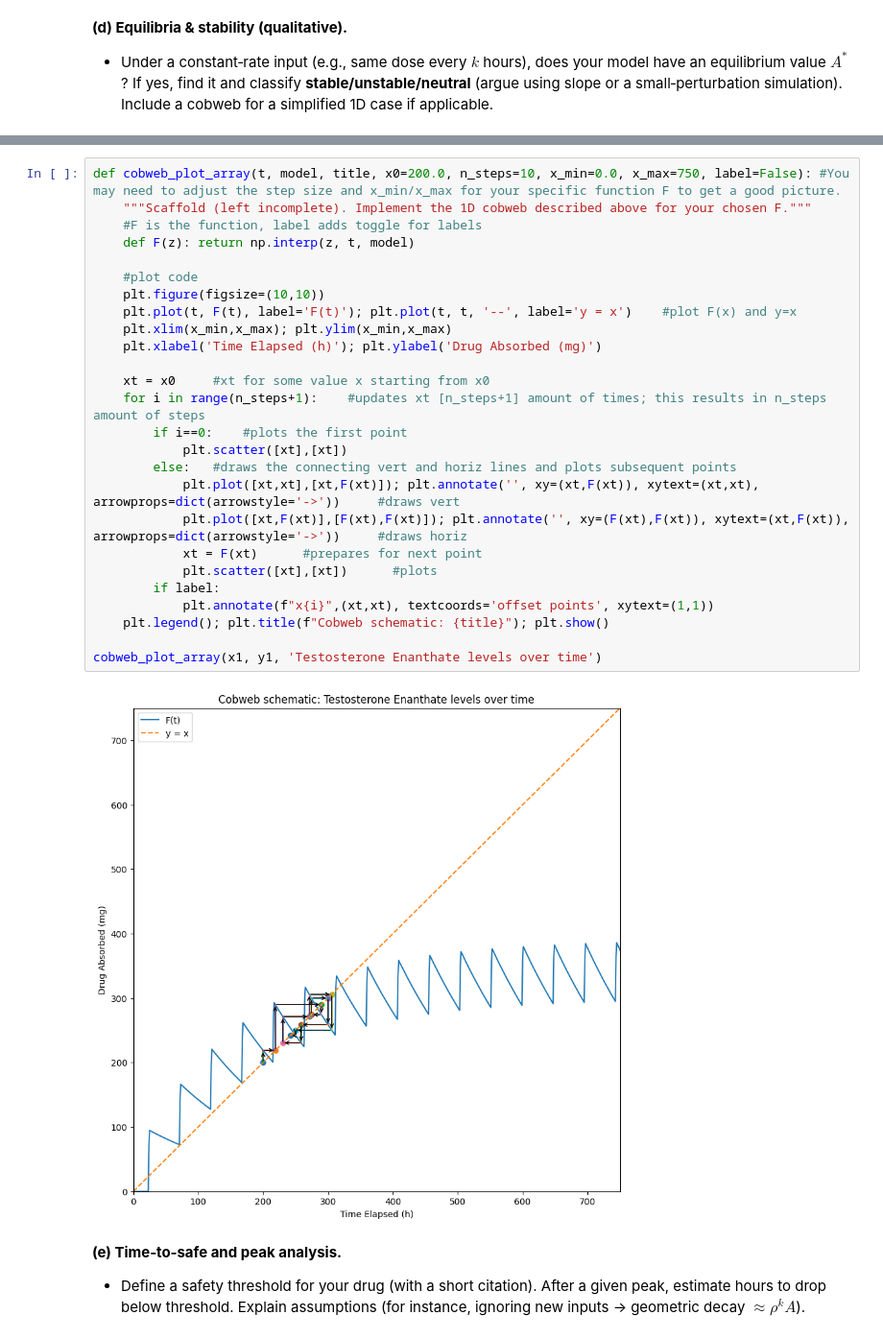
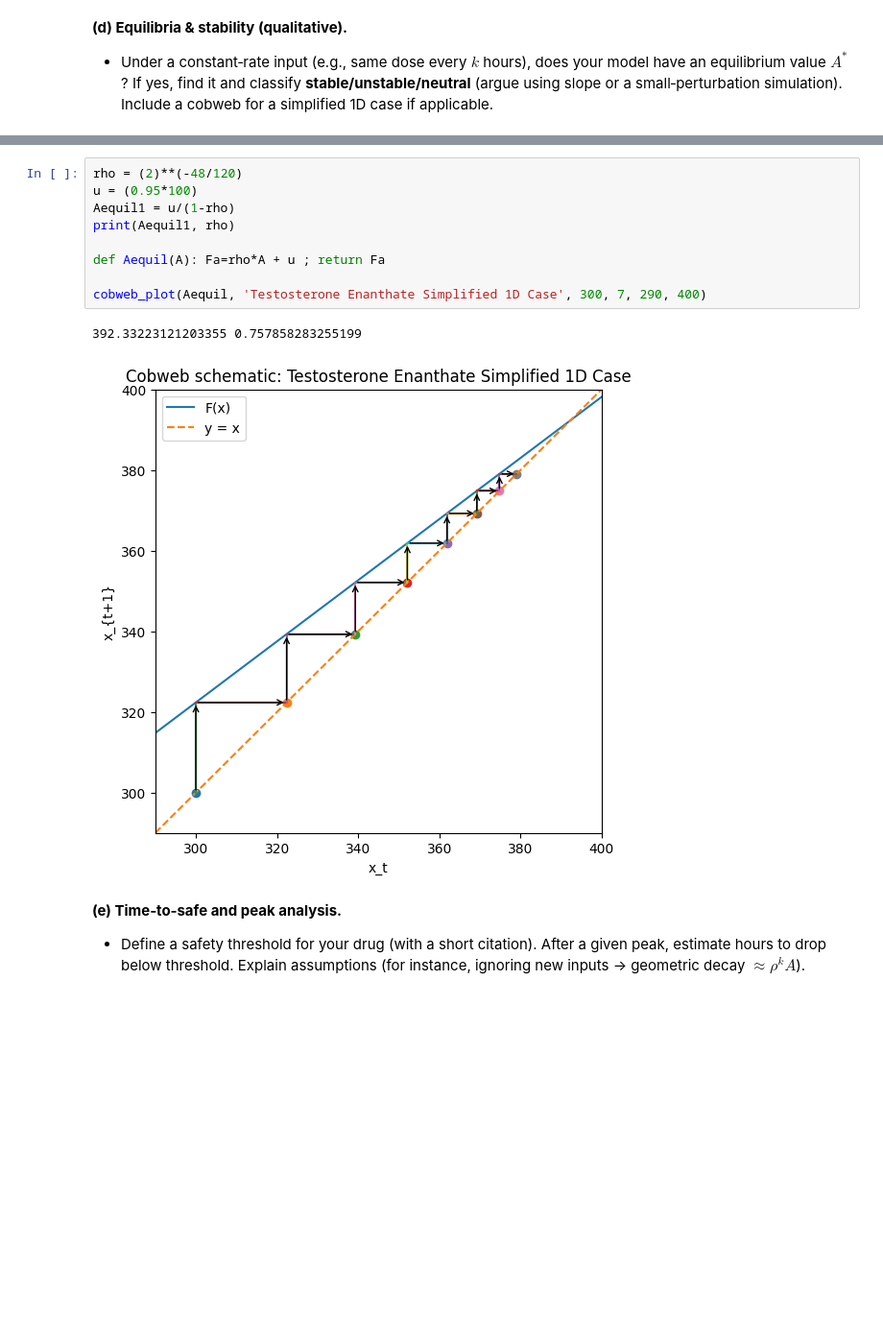
Before and after one commit to DanielCao-7/RP2-AAS-Python-Workbook, a Jupyter notebook: RP 2 - Discrete-Time Dynamical Systems - AAS.ipynb, the cells around one changed output, grey strips where cells are left out. Shown at 96% size. Cells and saved outputs as stored; diff of their text form; blank space fills up the shorter version.

```diff
--- a/RP 2 - Discrete-Time Dynamical Systems - AAS.ipynb
+++ b/RP 2 - Discrete-Time Dynamical Systems - AAS.ipynb
@@ -420,31 +427,15 @@ plt.show()
 # %%
-def cobweb_plot_array(t, model, title, x0=200.0, n_steps=10, x_min=0.0, x_max=750, label=False): #You may need to adjust the step size and x_min/x_max for your specific function F to get a good picture.
-    """Scaffold (left incomplete). Implement the 1D cobweb described above for your chosen F."""
-    #F is the function, label adds toggle for labels
-    def F(z): return np.interp(z, t, model)
+rho = (2)**(-48/120)
+u = (0.95*100)
+Aequil1 = u/(1-rho)
+print(Aequil1, rho)
 
-    #plot code
-    plt.figure(figsize=(10,10))
-    plt.plot(t, F(t), label='F(t)'); plt.plot(t, t, '--', label='y = x')    #plot F(x) and y=x
-    plt.xlim(x_min,x_max); plt.ylim(x_min,x_max)
-    plt.xlabel('Time Elapsed (h)'); plt.ylabel('Drug Absorbed (mg)')
+def Aequil(A): Fa=rho*A + u ; return Fa
 
-    xt = x0     #xt for some value x starting from x0
-    for i in range(n_steps+1):    #updates xt [n_steps+1] amount of times; this results in n_steps amount of steps
-        if i==0:    #plots the first point
-            plt.scatter([xt],[xt])
-        else:   #draws the connecting vert and horiz lines and plots subsequent points
-            plt.plot([xt,xt],[xt,F(xt)]); plt.annotate('', xy=(xt,F(xt)), xytext=(xt,xt), arrowprops=dict(arrowstyle='->'))     #draws vert
-            plt.plot([xt,F(xt)],[F(xt),F(xt)]); plt.annotate('', xy=(F(xt),F(xt)), xytext=(xt,F(xt)), arrowprops=dict(arrowstyle='->'))     #draws horiz
-            xt = F(xt)      #prepares for next point
-            plt.scatter([xt],[xt])      #plots
-        if label:
-            plt.annotate(f"x{i}",(xt,xt), textcoords='offset points', xytext=(1,1))
-    plt.legend(); plt.title(f"Cobweb schematic: {title}"); plt.show()
-
-cobweb_plot_array(x1, y1, 'Testosterone Enanthate levels over time')
+cobweb_plot(Aequil, 'Testosterone Enanthate Simplified 1D Case', 300, 7, 290, 400)
 # %% [output]
+392.33223121203355 0.757858283255199
-[figure, old version]
+[figure, new version]
 # %% [markdown]
 **(e) Time‑to‑safe and peak analysis.**
 - Define a safety threshold for your drug (with a short citation). After a given peak, estimate hours to drop below threshold. Explain assumptions (for instance, ignoring new inputs → geometric decay $\approx \rho^k A$).
```
Also changed, not shown: parts of 2 cells of this notebook.
